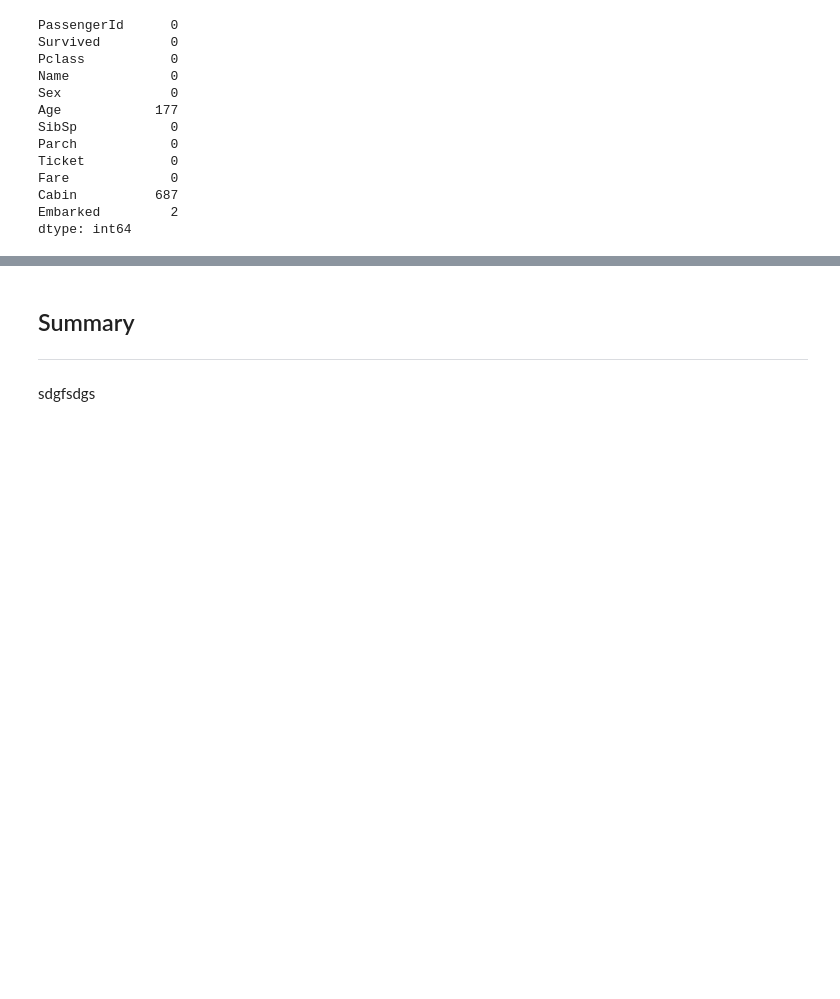
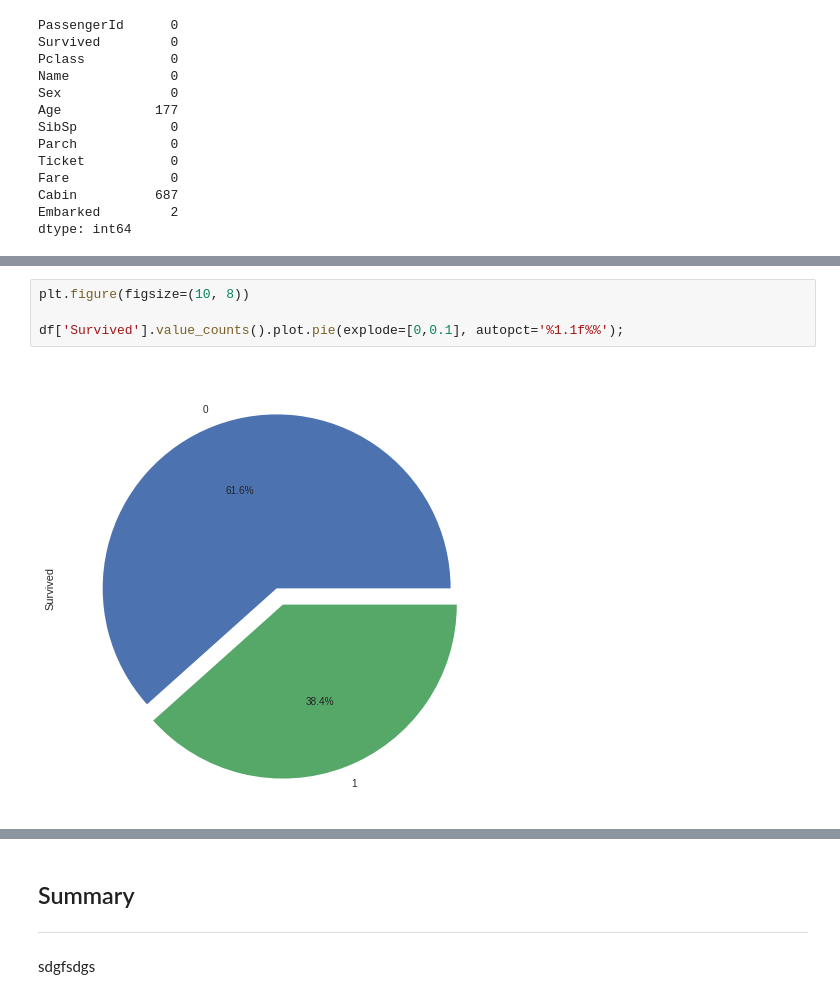
Before and after one commit to Okroshiashvili/Data_Analysis_Python, a Jupyter notebook: Lecture 10/Classification.ipynb, the cells around one changed output, grey strips where cells are left out. Drawn from its saved outputs; the diff is of its cells as text; blank space fills up the shorter version.

```diff
--- a/Lecture 10/Classification.ipynb
+++ b/Lecture 10/Classification.ipynb
@@ -313,0 +305,6 @@ Some variable transformation
+# %%
+plt.figure(figsize=(10, 8))
+
+df['Survived'].value_counts().plot.pie(explode=[0,0.1], autopct='%1.1f%%');
+# %% [output]
+[figure, added]
```
Also changed, not shown: parts of 100 cells of this notebook.
